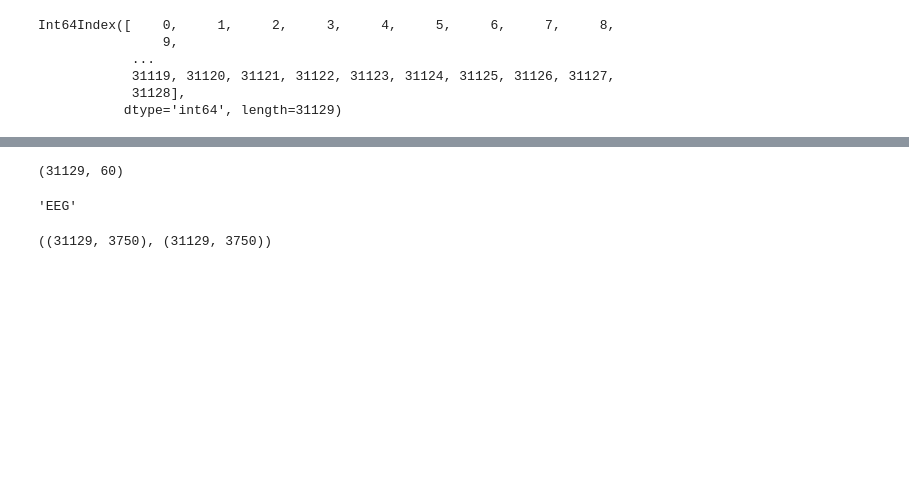
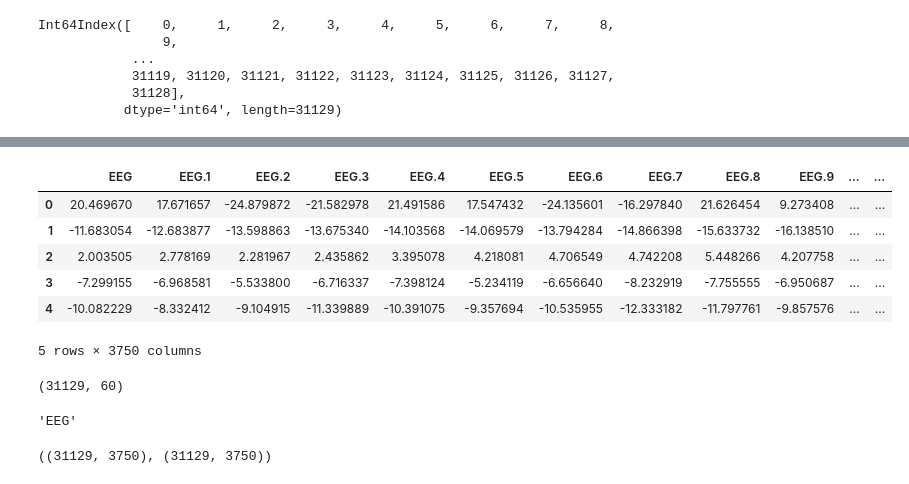
Before and after one commit to sofcalca/sleep, a Jupyter notebook: Exploratory_file.ipynb, the cells around one changed output, grey strips where cells are left out. Cells and saved outputs as stored; diff of their text form; code cells hidden in the pictures; blank space fills up the shorter version.

```diff
--- a/Exploratory_file.ipynb
+++ b/Exploratory_file.ipynb
@@ -162,3 +165,15 @@ stat_feats.to_csv("data_stat_feats.csv")
+# %%
+EEG = train.loc[:,train.columns.map(lambda x: x[:3]) == "EEG"]
+# %%
+EEG.head()
+# %% [output]
+|  | EEG | EEG.1 | EEG.2 | EEG.3 | EEG.4 | EEG.5 | EEG.6 | EEG.7 | EEG.8 | EEG.9 | ... | ... |
+| 0 | 20.469670 | 17.671657 | -24.879872 | -21.582978 | 21.491586 | 17.547432 | -24.135601 | -16.297840 | 21.626454 | 9.273408 | ... | ... |
+| 1 | -11.683054 | -12.683877 | -13.598863 | -13.675340 | -14.103568 | -14.069579 | -13.794284 | -14.866398 | -15.633732 | -16.138510 | ... | ... |
+| 2 | 2.003505 | 2.778169 | 2.281967 | 2.435862 | 3.395078 | 4.218081 | 4.706549 | 4.742208 | 5.448266 | 4.207758 | ... | ... |
+| 3 | -7.299155 | -6.968581 | -5.533800 | -6.716337 | -7.398124 | -5.234119 | -6.656640 | -8.232919 | -7.755555 | -6.950687 | ... | ... |
+| 4 | -10.082229 | -8.332412 | -9.104915 | -11.339889 | -10.391075 | -9.357694 | -10.535955 | -12.333182 | -11.797761 | -9.857576 | ... | ... |
+5 rows × 3750 columns
 # %%
 stat_feats.shape
 # %% [output]
```
Also changed, not shown: parts of 11 cells of this notebook.
